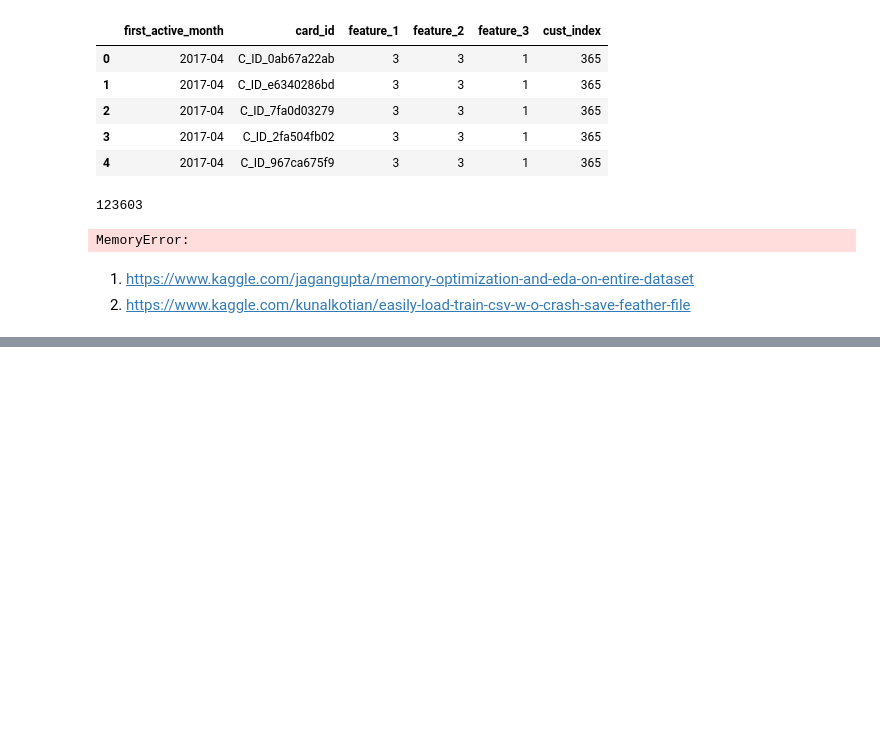
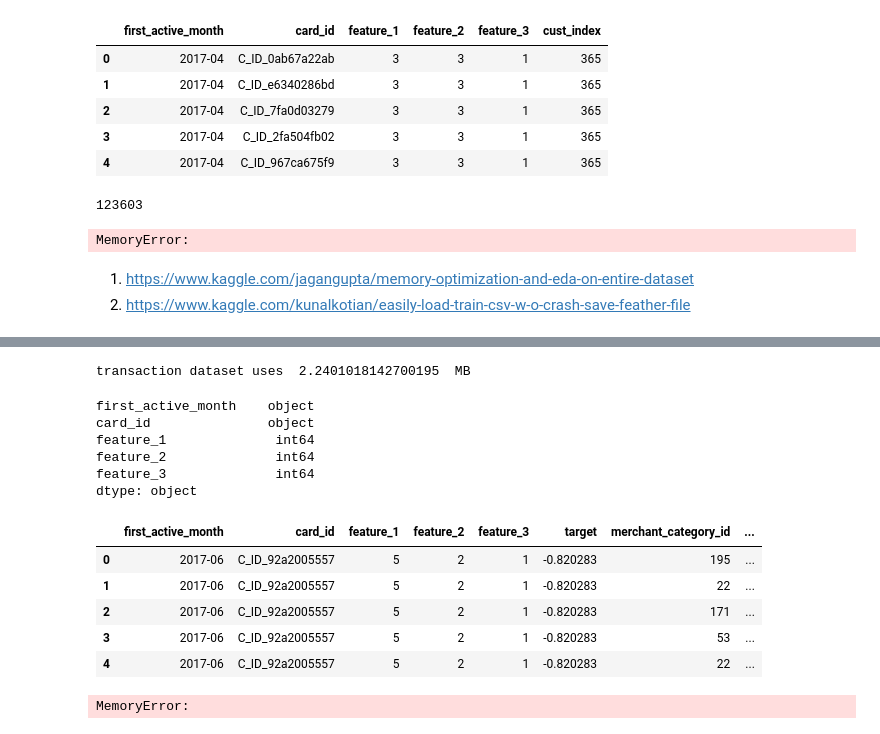
Before and after one commit to gane-dev/DeepLearning, a Jupyter notebook: elo-prediction-v1.ipynb, the cells around one changed output, grey strips where cells are left out. Drawn from its saved outputs; the diff is of its cells as text; code cells hidden in the pictures; blank space fills up the shorter version.

Commit message:
memory reduce techniques

```diff
--- a/elo-prediction-v1.ipynb
+++ b/elo-prediction-v1.ipynb
@@ -97,0 +172,18 @@ MemoryError:
+# %%
+customer = pd.read_feather(f'{PATH}\customer')
+# %%
+customer['Year']=customer['Year'].astype(np.uint16)
+# %%
+mem_cust_test=customer_test.memory_usage(index=True).sum()
+print("transaction dataset uses ",mem_cust_test/ 1024**2," MB")
+# %% [output]
+transaction dataset uses  2.2401018142700195  MB
+# %%
+print(customer_test.dtypes)
+# %% [output]
+first_active_month    object
+card_id               object
+feature_1              int64
+feature_2              int64
+feature_3              int64
+dtype: object
@@ -97,0 +194,13 @@ MemoryError:
+# %%
+customer.head()
+# %% [output]
+|  | first_active_month | card_id | feature_1 | feature_2 | feature_3 | target | merchant_category_id | ... |
+| 0 | 2017-06 | C_ID_92a2005557 | 5 | 2 | 1 | -0.820283 | 195 | ... |
+| 1 | 2017-06 | C_ID_92a2005557 | 5 | 2 | 1 | -0.820283 | 22 | ... |
+| 2 | 2017-06 | C_ID_92a2005557 | 5 | 2 | 1 | -0.820283 | 171 | ... |
+| 3 | 2017-06 | C_ID_92a2005557 | 5 | 2 | 1 | -0.820283 | 53 | ... |
+| 4 | 2017-06 | C_ID_92a2005557 | 5 | 2 | 1 | -0.820283 | 22 | ... |
+# %%
+customer_test = pd.merge(customer_test,customer, how='inner',on=['feature_1','feature_2','feature_3'])
+# %% [output]
+MemoryError:
```
Also changed, not shown: parts of 17 cells of this notebook.
